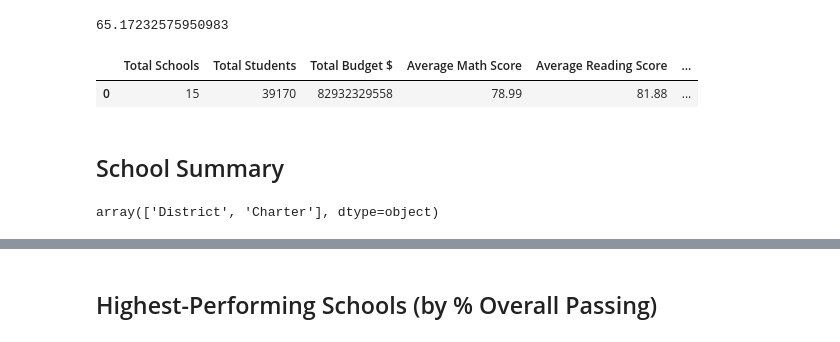
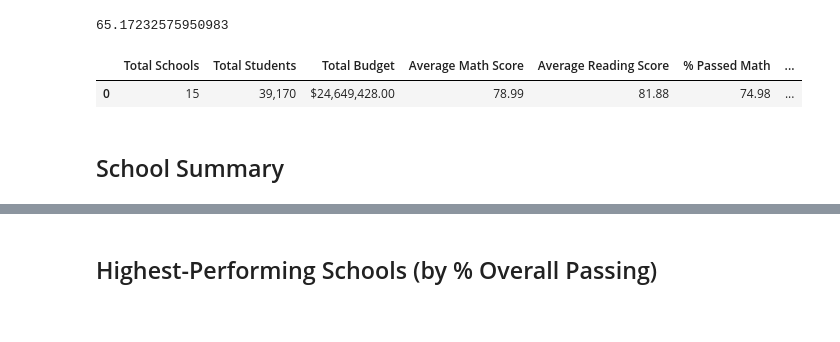
Before and after one commit to damiencrim/Pandas-Project, a Jupyter notebook: Pandas PyCity/PyCitySchools_starter.ipynb, the cells around one changed output, grey strips where cells are left out. Cells and saved outputs as stored; diff of their text form; code cells hidden in the pictures.

```diff
--- a/Pandas test/Starter_Code/PyCitySchools/PyCitySchools_starter.ipynb
+++ b/Pandas PyCity/PyCitySchools_starter.ipynb
@@ -43,6 +44,6 @@ student_count
 39170
 # %%
 # Calculate the total budget
-total_budget = school_data_complete["budget"].sum()
+total_budget = school_data["budget"].sum()
 total_budget
 # %% [output]
@@ -85,32 +86,34 @@ overall_passing_rate
 # %%
 # Create a high-level snapshot of the district's key metrics in a DataFrame
 district_summary = [{"Total Schools" : school_count,
                      "Total Students" : student_count,
-                     "Total Budget $" : total_budget,
+                     "Total Budget" : total_budget,
                      "Average Math Score" : round(average_math_score,2),
                      "Average Reading Score" : round(average_reading_score,2),
                      "% Passed Math" : round(passing_math_percentage,2),
                      "% Passed Reading" : round(passing_reading_percentage,2),
-                     "Overall Percent Passed" : round(overall_passing_rate,2)
+                     "Overall Percent Passed" : (round(passing_math_percentage + passing_reading_percentage) /2 )
 }]
 
 district_summary = pd.DataFrame(district_summary)
 # Formatting
-# district_summary["Total Students"] = district_summary["Total Students"].map("{:,}".format)
-# district_summary["Total Budget"] = district_summary["Total Budget"].map("${:,.2f}".format)
+district_summary["Total Students"] = district_summary["Total Students"].map("{:,}".format)
+district_summary["Total Budget"] = district_summary["Total Budget"].map("${:,.2f}".format)
 
 # Display the DataFrame
 district_summary
 # %% [output]
-|  | Total Schools | Total Students | Total Budget $ | Average Math Score | Average Reading Score | ... |
-| 0 | 15 | 39170 | 82932329558 | 78.99 | 81.88 | ... |
+|  | Total Schools | Total Students | Total Budget | Average Math Score | Average Reading Score | % Passed Math | ... |
+| 0 | 15 | 39,170 | $24,649,428.00 | 78.99 | 81.88 | 74.98 | ... |
 # %% [markdown]
 ## School Summary
 # %%
 # Use the code provided to select all of the school types
-school_types = school_data_complete["type"].unique()
-school_types
+school_sum = school_data.set_index("school_name")
+
+school_type = school_sum["type"]
+students_perschool = school_sum["size"]
+budget_per_school = school_sum["budget"]
+cost_per_student = budget_per_school / students_perschool
-# %% [output]
-array(['District', 'Charter'], dtype=object)
 # %%
 # Calculate the total student count per school
```
Also changed, not shown: parts of 26 cells of this notebook, 9 other files.
